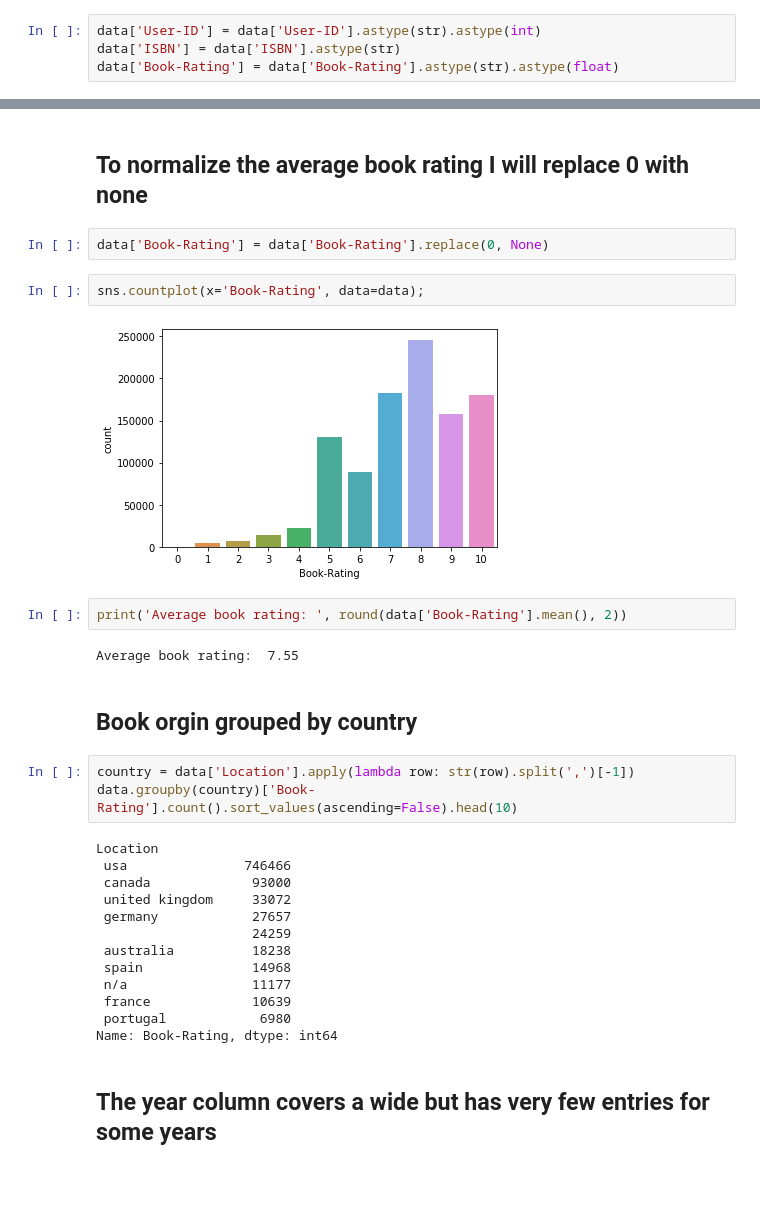
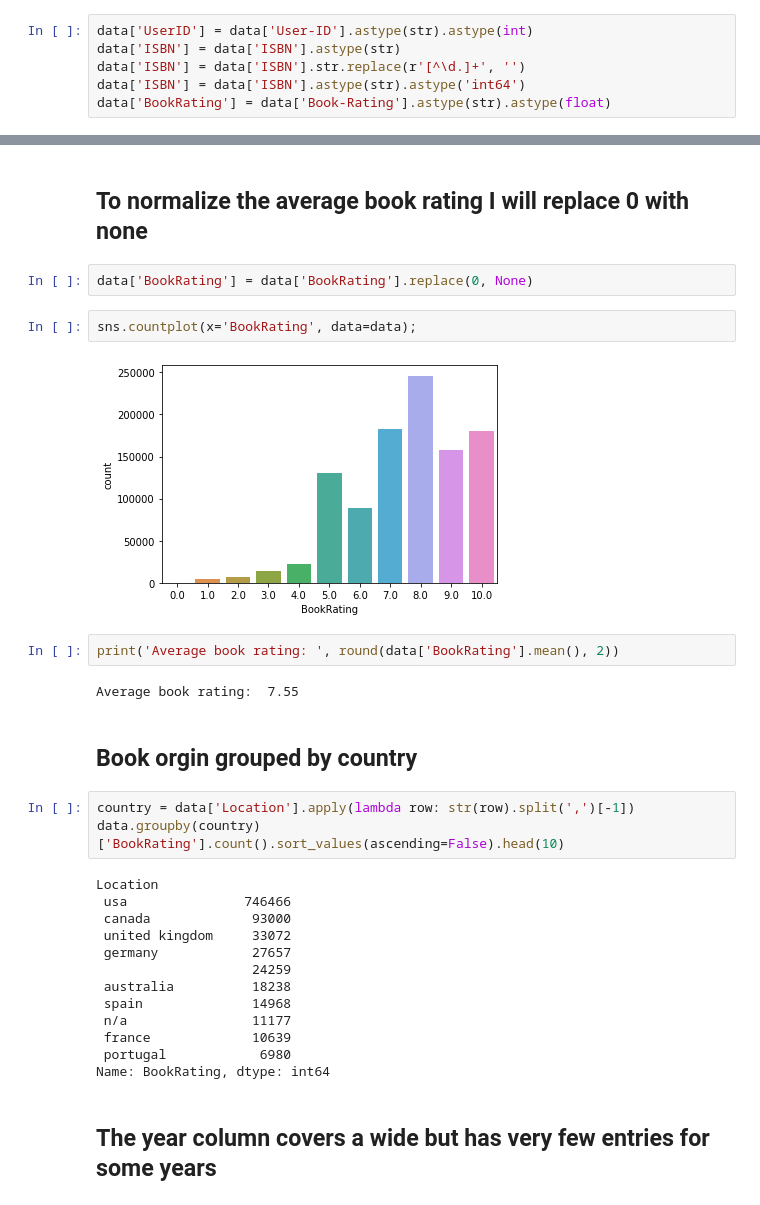
Before and after one commit to rejohnsonjr/Springboard_DS_Track, a Jupyter notebook: Capstone_2.ipynb, the cells around one changed output, grey strips where cells are left out. Saved outputs shown, nothing was run; the diff lists cells and outputs as text.

```diff
--- a/Capstone_2.ipynb
+++ b/Capstone_2.ipynb
@@ -111,9 +118,11 @@ memory usage: 78.7+ MB
 # %% [markdown]
 ## Next I changed the data types to allow them to be used in my model
 # %%
-data['User-ID'] = data['User-ID'].astype(str).astype(int)
+data['UserID'] = data['User-ID'].astype(str).astype(int)
 data['ISBN'] = data['ISBN'].astype(str)
-data['Book-Rating'] = data['Book-Rating'].astype(str).astype(float)
+data['ISBN'] = data['ISBN'].str.replace(r'[^\d.]+', '')
+data['ISBN'] = data['ISBN'].astype(str).astype('int64')
+data['BookRating'] = data['Book-Rating'].astype(str).astype(float)
 # %%
 data.info()
 # %% [output]
@@ -144,20 +164,20 @@ sns.distplot(data['Age'].dropna(), kde=False);
 # %% [markdown]
 ## To normalize the average book rating I will replace 0 with none
 # %%
-data['Book-Rating'] = data['Book-Rating'].replace(0, None)
+data['BookRating'] = data['BookRating'].replace(0, None)
 # %%
-sns.countplot(x='Book-Rating', data=data);
+sns.countplot(x='BookRating', data=data);
 # %% [output]
-[figure, old version]
+[figure, new version]
 # %%
-print('Average book rating: ', round(data['Book-Rating'].mean(), 2))
+print('Average book rating: ', round(data['BookRating'].mean(), 2))
 # %% [output]
 Average book rating:  7.55
 # %% [markdown]
 ## Book orgin grouped by country
 # %%
 country = data['Location'].apply(lambda row: str(row).split(',')[-1])
-data.groupby(country)['Book-Rating'].count().sort_values(ascending=False).head(10)
+data.groupby(country)['BookRating'].count().sort_values(ascending=False).head(10)
 # %% [output]
 Location
  usa               746466
@@ -170,7 +190,7 @@ Location
  n/a                11177
  france             10639
  portugal            6980
-Name: Book-Rating, dtype: int64
+Name: BookRating, dtype: int64
 # %% [markdown]
 ##  The year column covers a wide but has very few entries for some years
 # %%
```
Also changed, not shown: parts of 29 cells of this notebook.
